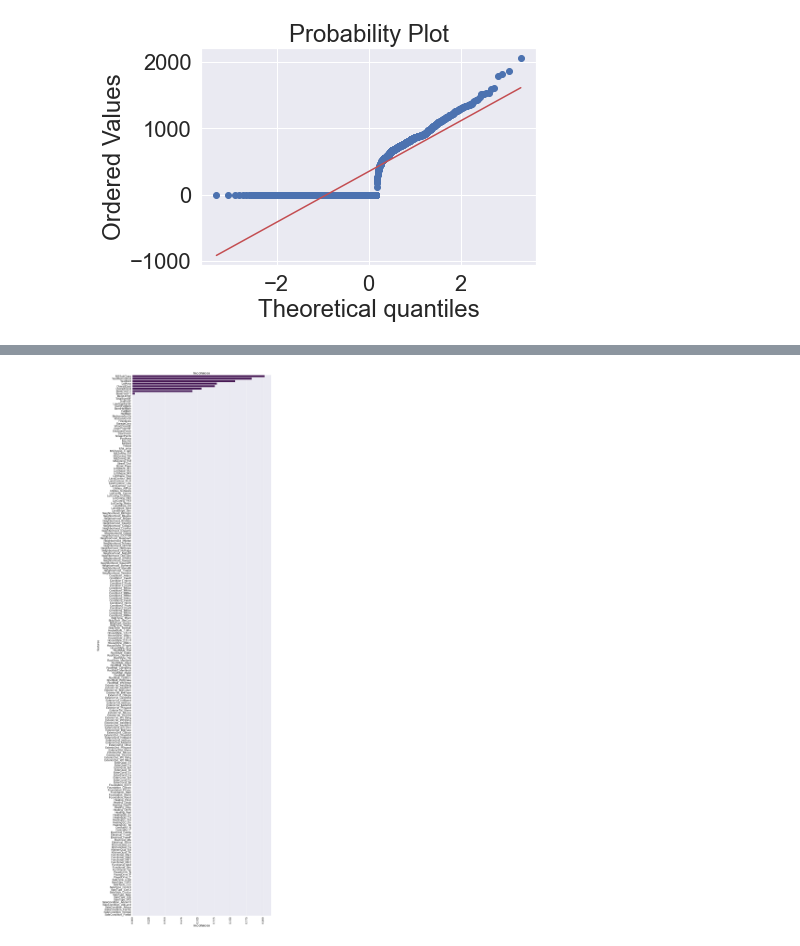
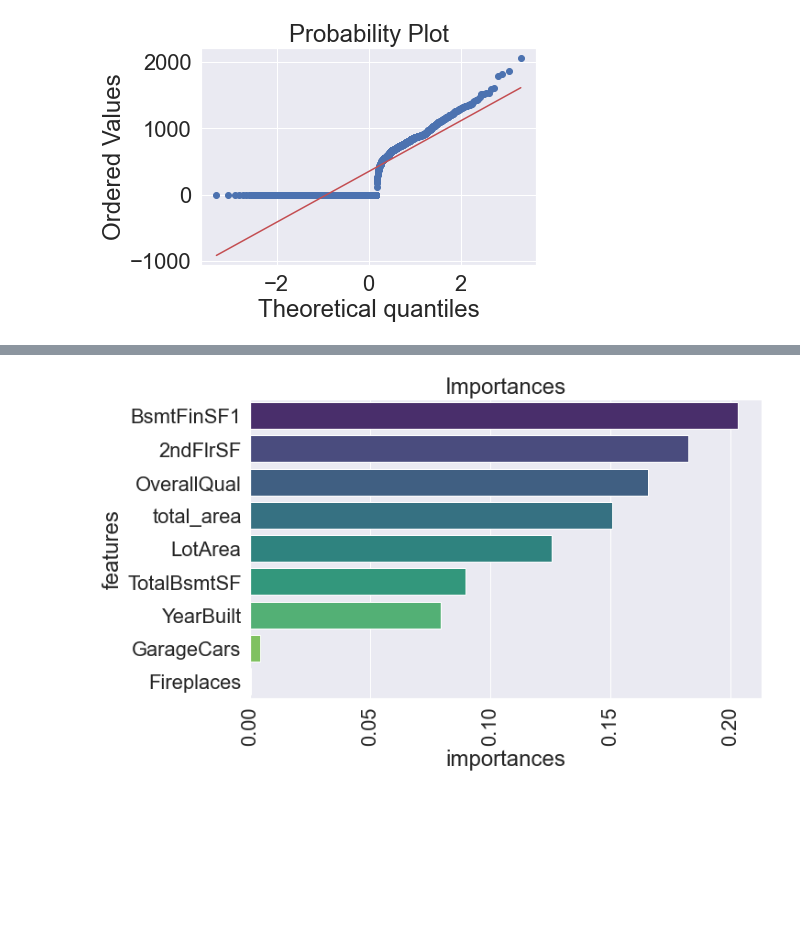
Before and after one commit to shota1201/diveintocode-ml, a Jupyter notebook: DIVE_INTO_CODE/python/week4/week4-2_preprob.ipynb, the cells around one changed output, grey strips where cells are left out. Saved outputs shown, nothing was run; the diff lists cells and outputs as text; code cells hidden in the pictures; blank space fills up the shorter version.

```diff
--- a/DIVE_INTO_CODE/python/week4/week4-2_preprob.ipynb
+++ b/DIVE_INTO_CODE/python/week4/week4-2_preprob.ipynb
@@ -848,15 +850,15 @@ See the caveats in the documentation: https://pandas.pydata.org/pandas-docs/stab
 # %%
-train_feat = list(train.columns)
+train_feat = list(train_ver3.columns)
 train_feat.remove('SalePrice')
 result = pd.DataFrame([rf_importance, train_feat]).T
 result.columns = ['importances', 'features']
 result.sort_values(by='importances', ascending=False, inplace=True)
 
-plt.figure(figsize=(20,80))
+plt.figure(figsize=(10,6))
 plt.title('Importances')
 # plt.rcParams['font.size']=10
 sns.barplot(y=result['features'], x=result['importances'], palette='viridis')
 plt.xticks(rotation=90)
 plt.show()
 # %% [output]
-[figure, old version]
+[figure, new version]
```
Also changed, not shown: parts of 23 cells of this notebook.
